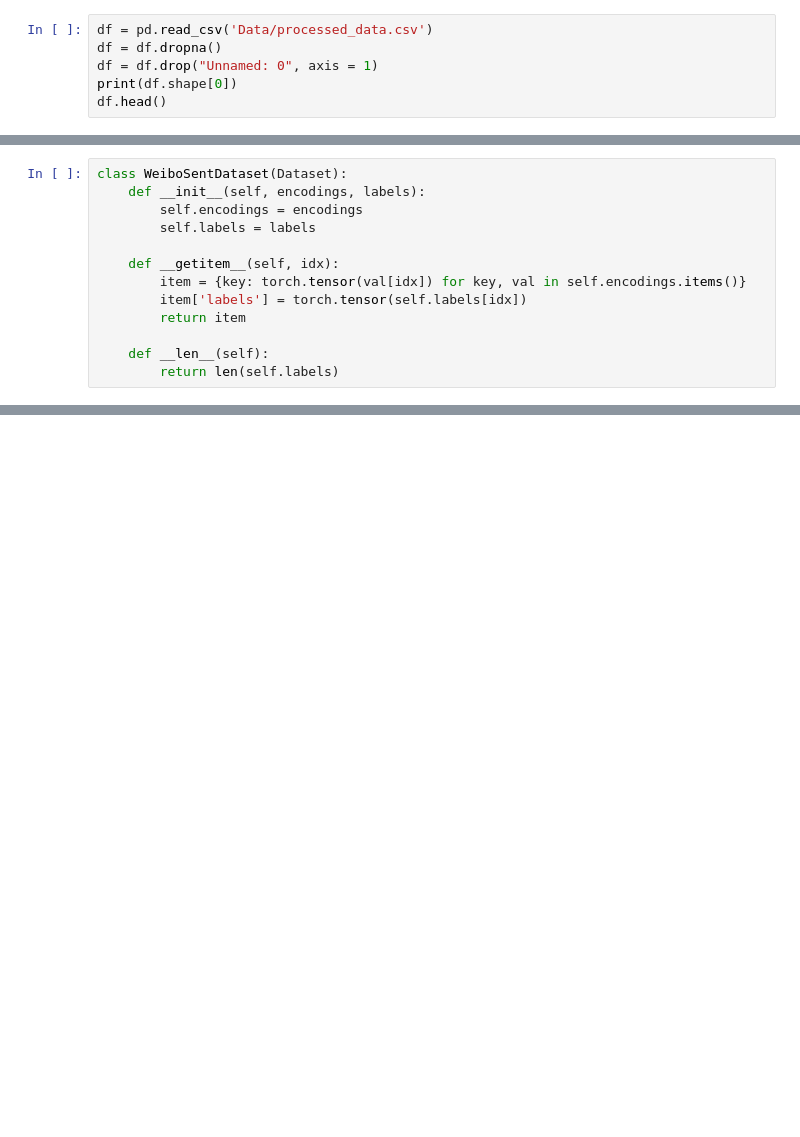
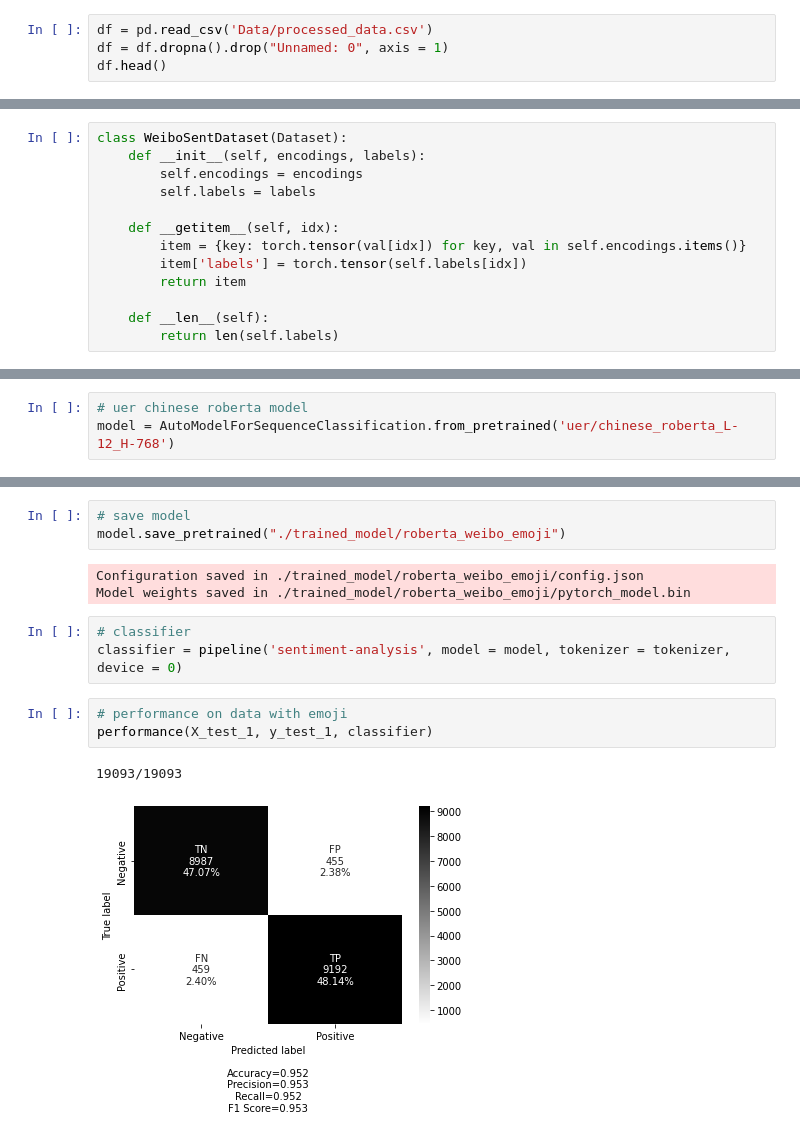
Before and after one commit to DS-GA-1012-Final-Project-Group-12/Emoji-Based-Chinese-Sentiment-Analysis, a Jupyter notebook: fine_tuning_roberta.ipynb, the cells around one changed output, grey strips where cells are left out. Cells and saved outputs as stored; diff of their text form; blank space fills up the shorter version.

```diff
--- a/fine_tuning_roberta.ipynb
+++ b/fine_tuning_roberta.ipynb
@@ -40,7 +66,5 @@ def performance(X_test, y_test, classifier):
     make_confusion_matrix(cf_matrix, group_names = labels, categories = categories, cmap = 'binary')
 # %%
 df = pd.read_csv('Data/processed_data.csv')
-df = df.dropna()
-df = df.drop("Unnamed: 0", axis = 1)
-print(df.shape[0])
+df = df.dropna().drop("Unnamed: 0", axis = 1)
 df.head()
@@ -85,0 +143,3 @@ training_args = TrainingArguments(
+# %%
+# uer chinese roberta model
+model = AutoModelForSequenceClassification.from_pretrained('uer/chinese_roberta_L-12_H-768')
@@ -94,0 +219,15 @@ trainer.train()
+# %%
+# save model
+model.save_pretrained("./trained_model/roberta_weibo_emoji")
+# %% [output]
+Configuration saved in ./trained_model/roberta_weibo_emoji/config.json
+Model weights saved in ./trained_model/roberta_weibo_emoji/pytorch_model.bin
+# %%
+# classifier
+classifier = pipeline('sentiment-analysis', model = model, tokenizer = tokenizer, device = 0)
+# %%
+# performance on data with emoji
+performance(X_test_1, y_test_1, classifier)
+# %% [output]
+19093/19093
+[figure, added]
```
Also changed, not shown: parts of 20 cells of this notebook, 1 other file.
